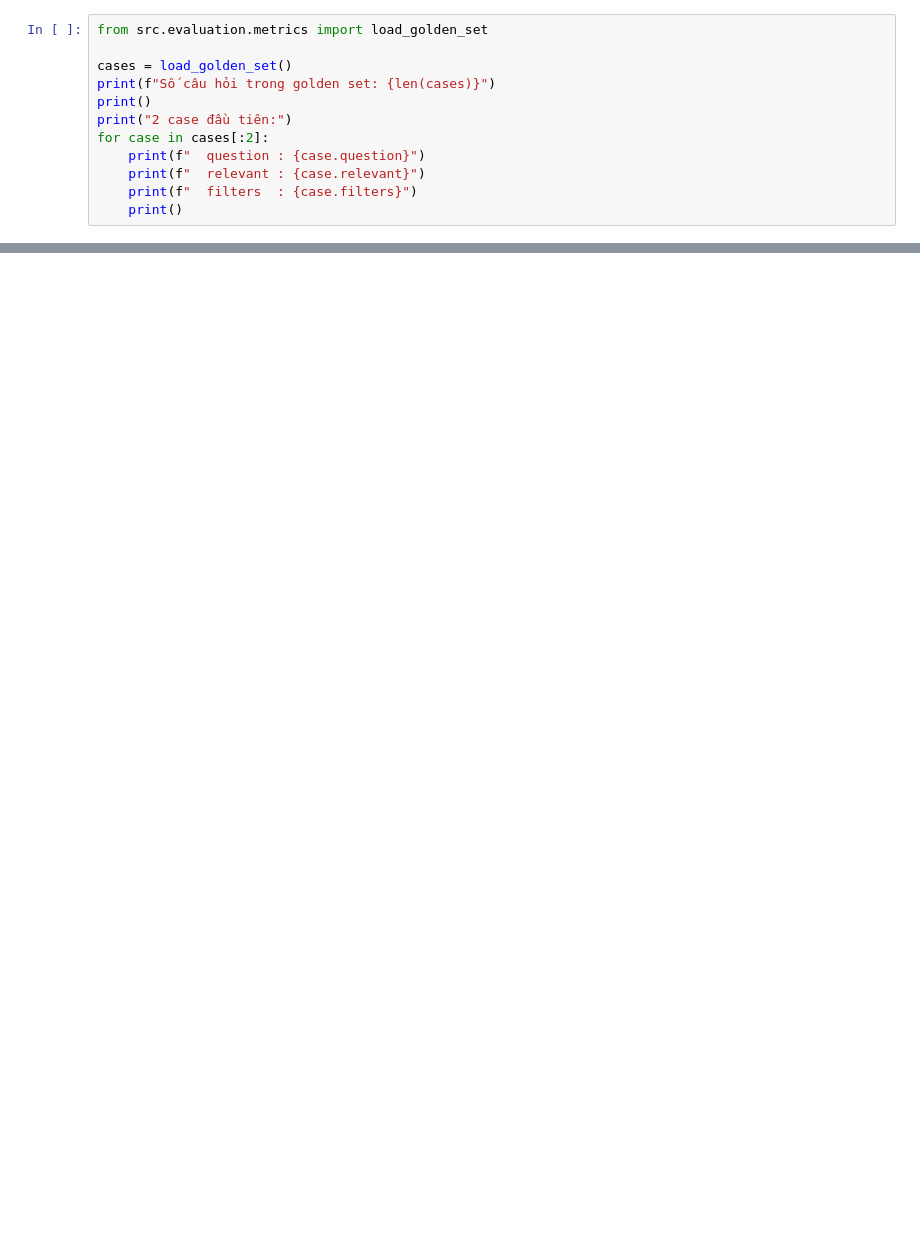
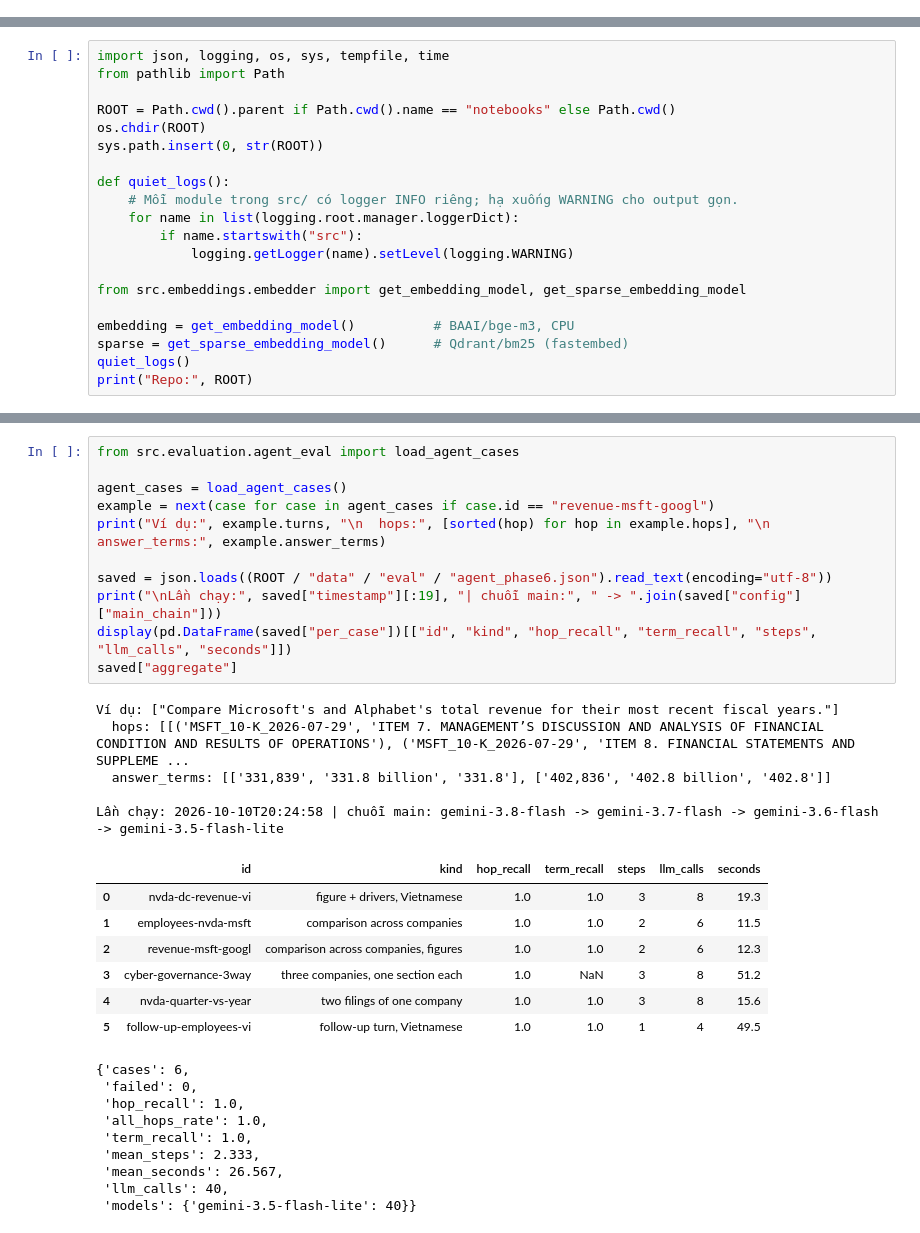
Before and after one commit to Kiet5438/SEC-Filing-RAG-Assistant, a Jupyter notebook: notebooks/workflow_walkthrough.ipynb, the cells around one changed output, grey strips where cells are left out. Saved outputs shown, nothing was run; the diff lists cells and outputs as text; blank space fills up the shorter version.

Commit message:
Update phase 6

```diff
--- a/notebooks/workflow_walkthrough.ipynb
+++ b/notebooks/workflow_walkthrough.ipynb
@@ -1314,12 +0,0 @@ import** `src.generation.rag_chain`, không gọi `get_llm()`, không gọi
-# %%
-from src.evaluation.metrics import load_golden_set
-
-cases = load_golden_set()
-print(f"Số câu hỏi trong golden set: {len(cases)}")
-print()
-print("2 case đầu tiên:")
-for case in cases[:2]:
-    print(f"  question : {case.question}")
-    print(f"  relevant : {case.relevant}")
-    print(f"  filters  : {case.filters}")
-    print()
@@ -1523,0 +22,20 @@ Sau khi chạy xong notebook này, `data/vectorstore/` chứa **4 filing** của
+# %%
+import json, logging, os, sys, tempfile, time
+from pathlib import Path
+
+ROOT = Path.cwd().parent if Path.cwd().name == "notebooks" else Path.cwd()
+os.chdir(ROOT)
+sys.path.insert(0, str(ROOT))
+
+def quiet_logs():
+    # Mỗi module trong src/ có logger INFO riêng; hạ xuống WARNING cho output gọn.
+    for name in list(logging.root.manager.loggerDict):
+        if name.startswith("src"):
+            logging.getLogger(name).setLevel(logging.WARNING)
+
+from src.embeddings.embedder import get_embedding_model, get_sparse_embedding_model
+
+embedding = get_embedding_model()          # BAAI/bge-m3, CPU
+sparse = get_sparse_embedding_model()      # Qdrant/bm25 (fastembed)
+quiet_logs()
+print("Repo:", ROOT)
@@ -1523,0 +516,33 @@ Sau khi chạy xong notebook này, `data/vectorstore/` chứa **4 filing** của
+# %%
+from src.evaluation.agent_eval import load_agent_cases
+
+agent_cases = load_agent_cases()
+example = next(case for case in agent_cases if case.id == "revenue-msft-googl")
+print("Ví dụ:", example.turns, "\n  hops:", [sorted(hop) for hop in example.hops], "\n  answer_terms:", example.answer_terms)
+
+saved = json.loads((ROOT / "data" / "eval" / "agent_phase6.json").read_text(encoding="utf-8"))
+print("\nLần chạy:", saved["timestamp"][:19], "| chuỗi main:", " -> ".join(saved["config"]["main_chain"]))
+display(pd.DataFrame(saved["per_case"])[["id", "kind", "hop_recall", "term_recall", "steps", "llm_calls", "seconds"]])
+saved["aggregate"]
+# %% [output]
+Ví dụ: ["Compare Microsoft's and Alphabet's total revenue for their most recent fiscal years."]
+  hops: [[('MSFT_10-K_2026-07-29', 'ITEM 7. MANAGEMENT’S DISCUSSION AND ANALYSIS OF FINANCIAL CONDITION AND RESULTS OF OPERATIONS'), ('MSFT_10-K_2026-07-29', 'ITEM 8. FINANCIAL STATEMENTS AND SUPPLEME ...
+  answer_terms: [['331,839', '331.8 billion', '331.8'], ['402,836', '402.8 billion', '402.8']]
+
+Lần chạy: 2026-10-10T20:24:58 | chuỗi main: gemini-3.8-flash -> gemini-3.7-flash -> gemini-3.6-flash -> gemini-3.5-flash-lite
+|  | id | kind | hop_recall | term_recall | steps | llm_calls | seconds |
+| 0 | nvda-dc-revenue-vi | figure + drivers, Vietnamese | 1.0 | 1.0 | 3 | 8 | 19.3 |
+| 1 | employees-nvda-msft | comparison across companies | 1.0 | 1.0 | 2 | 6 | 11.5 |
+| 2 | revenue-msft-googl | comparison across companies, figures | 1.0 | 1.0 | 2 | 6 | 12.3 |
+| 3 | cyber-governance-3way | three companies, one section each | 1.0 | NaN | 3 | 8 | 51.2 |
+| 4 | nvda-quarter-vs-year | two filings of one company | 1.0 | 1.0 | 3 | 8 | 15.6 |
+| 5 | follow-up-employees-vi | follow-up turn, Vietnamese | 1.0 | 1.0 | 1 | 4 | 49.5 |
+{'cases': 6,
+ 'failed': 0,
+ 'hop_recall': 1.0,
+ 'all_hops_rate': 1.0,
+ 'term_recall': 1.0,
+ 'mean_steps': 2.333,
+ 'mean_seconds': 26.567,
+ 'llm_calls': 40,
+ 'models': {'gemini-3.5-flash-lite': 40}}
```
Also changed, not shown: parts of 108 cells of this notebook, 33 other files.
